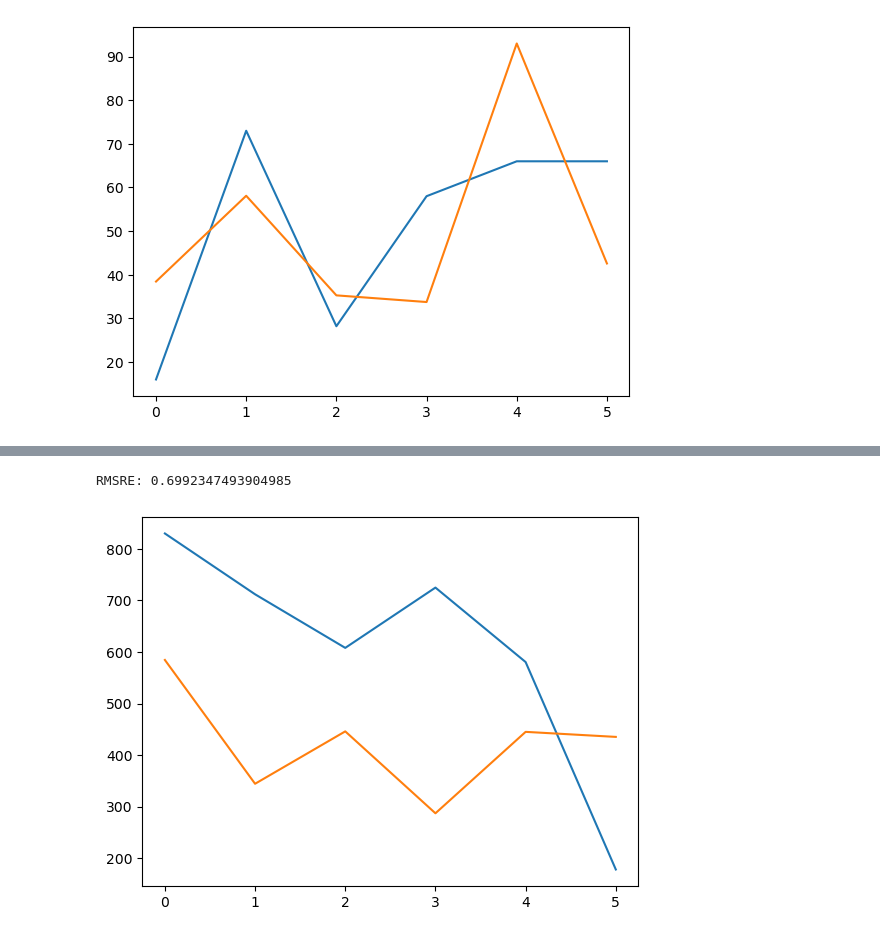
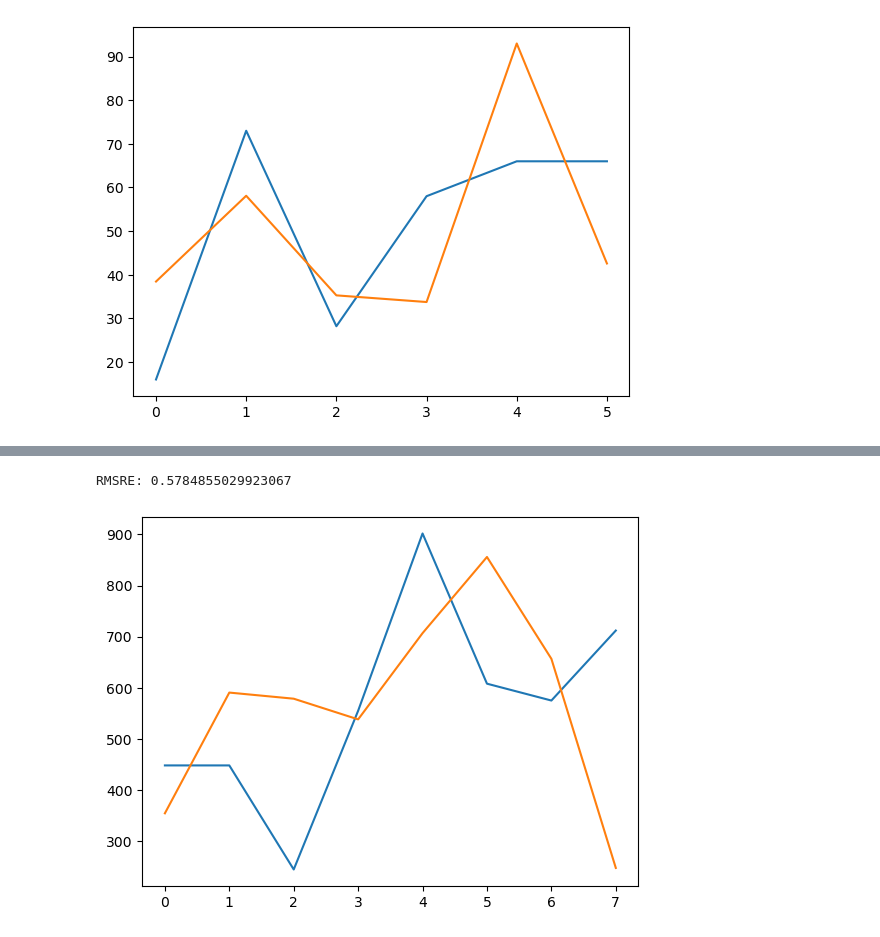
Before and after one commit to namilarahmani/stmi-lab-namila, a Jupyter notebook: xgboost_notuning.ipynb, the cells around one changed output, grey strips where cells are left out. Drawn from its saved outputs; the diff is of its cells as text; code cells hidden in the pictures.

```diff
--- a/xgboost_notuning.ipynb
+++ b/xgboost_notuning.ipynb
@@ -92,31 +109,29 @@ RMSRE: 1.0834635859721709
 # %%
 #delete meals w snack nearby
-selected_inputs = range(3,7,1)
-output = ['calories']
-test = pd.read_csv("C:\\Users\\namil\\Documents\\stmi-lab-namila\\allmetrics2")
+test = pd.read_csv("C:\\Users\\namil\\Downloads\\real.csv")
 test = test[test['snack in 3hrs'] == False]
 
 valid = test[test['dexcom 3hr auc'] != "error"]
-X = valid.iloc[:, 9:13].to_numpy()
+X = valid.iloc[:, 8:12].to_numpy()
 Y = valid['calories'].to_numpy()
 
 #split into train and test sets
 seed = 7
 test_size = 0.25
 X_train, X_test, y_train, y_test = train_test_split(X, Y, test_size=test_size, random_state=seed)
 
 #make model
 model = XGBRegressor()
 model.fit(X_train, y_train)
 prediction = model.predict(X_test)
 
 plt.plot(y_test)
 plt.plot(prediction)
 
 #sicong's normalized rmse
 arr = ((y_test - prediction)/y_test)**2
 rmsre = (np.average(arr))**.5
 print("RMSRE:", rmsre)
 # %% [output]
-RMSRE: 0.6992347493904985
+RMSRE: 0.5784855029923067
-[figure, old version]
+[figure, new version]
```
Also changed, not shown: parts of 3 cells of this notebook, 1 other file.
